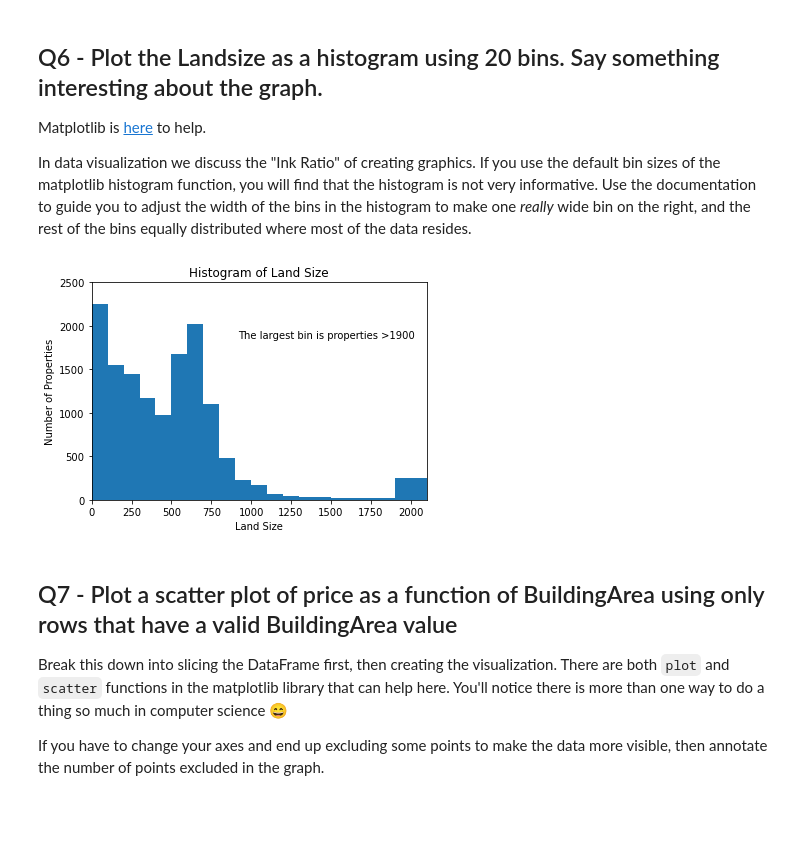
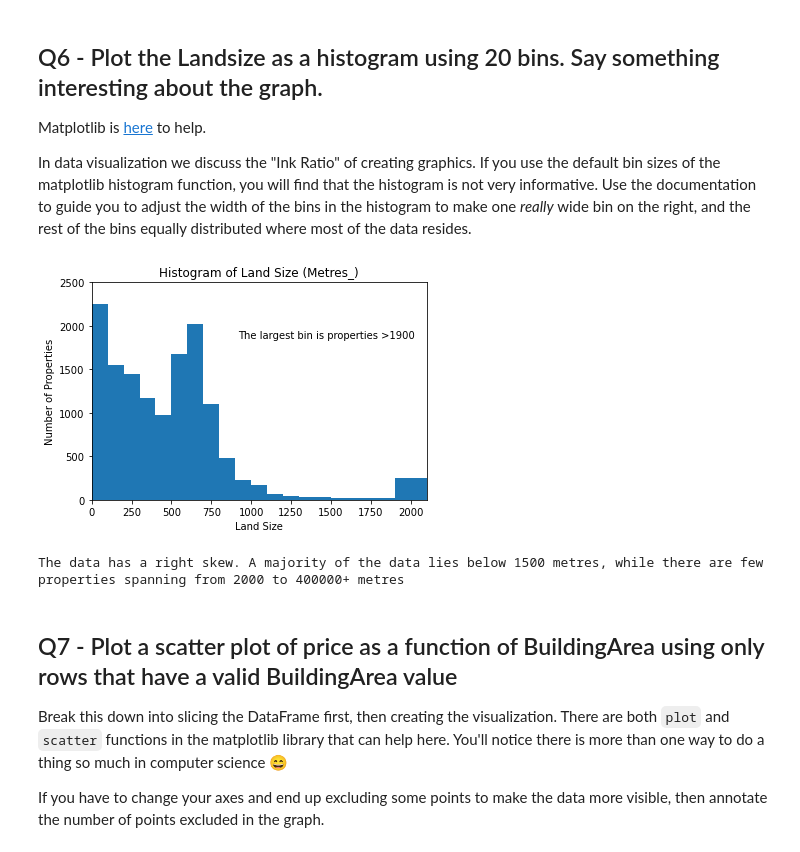
Before and after one commit to alex-chiu/CS329E-Data-Analytics, a Jupyter notebook: HW1/329e_HW1.ipynb, the cells around one changed output. Saved outputs shown, nothing was run; the diff lists cells and outputs as text; code cells hidden in the pictures; blank space fills up the shorter version.

```diff
--- a/HW1/329e_HW1.ipynb
+++ b/HW1/329e_HW1.ipynb
@@ -147,28 +147,30 @@ In data visualization we discuss the "Ink Ratio" of creating graphics.  If you u
 # %%
 # land_size = df["Landsize"][df["Landsize"] != 0] # Take all landsize values greater than 0
 # land_size_hist = plt.hist(land_size, bins=[])
 
 landSize = df[df["Landsize"].notna()]["Landsize"] #df["Landsize"]
 
 bins = []
 total = 0.
 
 for i in range(20):
     bins.append(i*100)
 
 bins.append(landSize.max())
 
 plt.hist(landSize,bins=bins)
 landSize.max()
 plt.xlim(0,100*21)
 plt.ylim(0,2500)
-plt.title("Histogram of Land Size")
+plt.title("Histogram of Land Size (Metres_)")
 plt.ylabel("Number of Properties")
 plt.xlabel("Land Size")
 plt.annotate("The largest bin is properties >1900",xy=(200, 200), xycoords='figure pixels')
 plt.show()
+print("The data has a right skew. A majority of the data lies below 1500 metres, while there are few properties spanning from 2000 to 400000+ metres")
 # %% [output]
-[figure, old version]
+[figure, new version]
+The data has a right skew. A majority of the data lies below 1500 metres, while there are few properties spanning from 2000 to 400000+ metres
 # %% [markdown]
 ## Q7 - Plot a scatter plot of price as a function of BuildingArea using only rows that have a valid BuildingArea value
 
```
Also changed, not shown: parts of 3 cells of this notebook, 1 other file.
